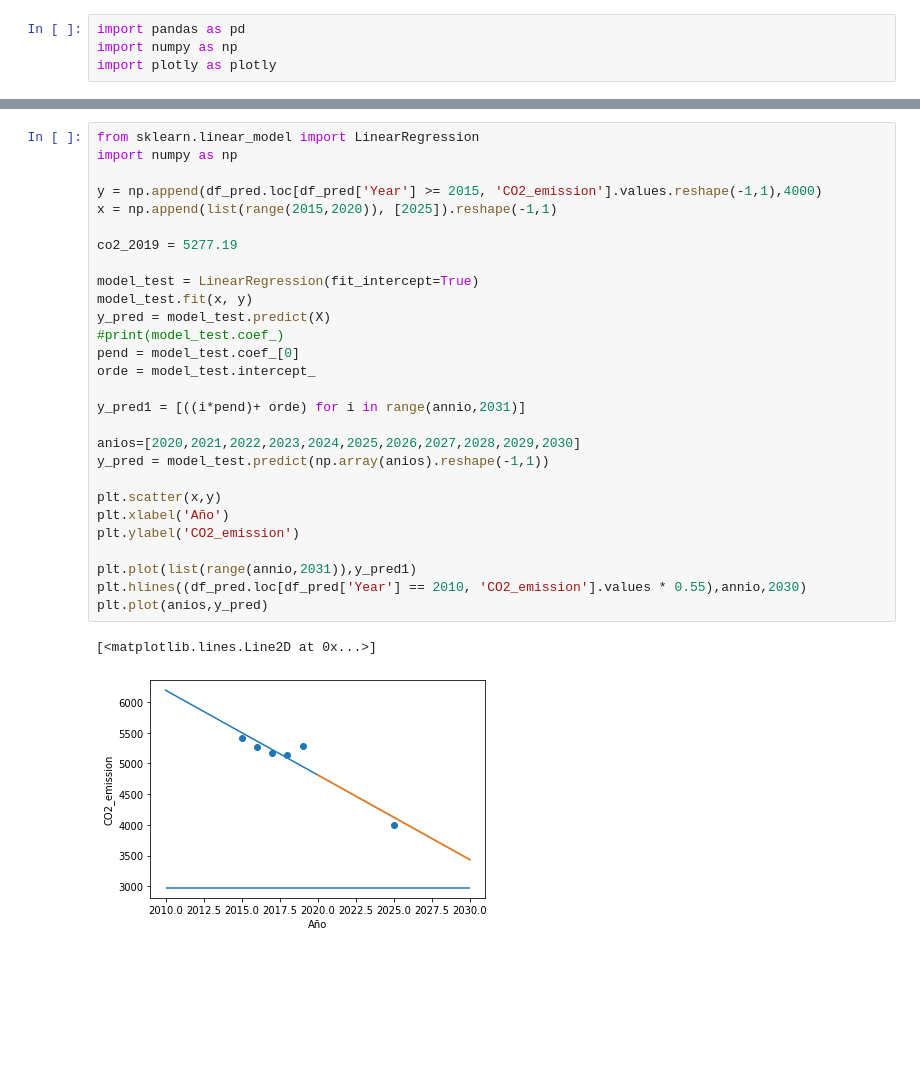
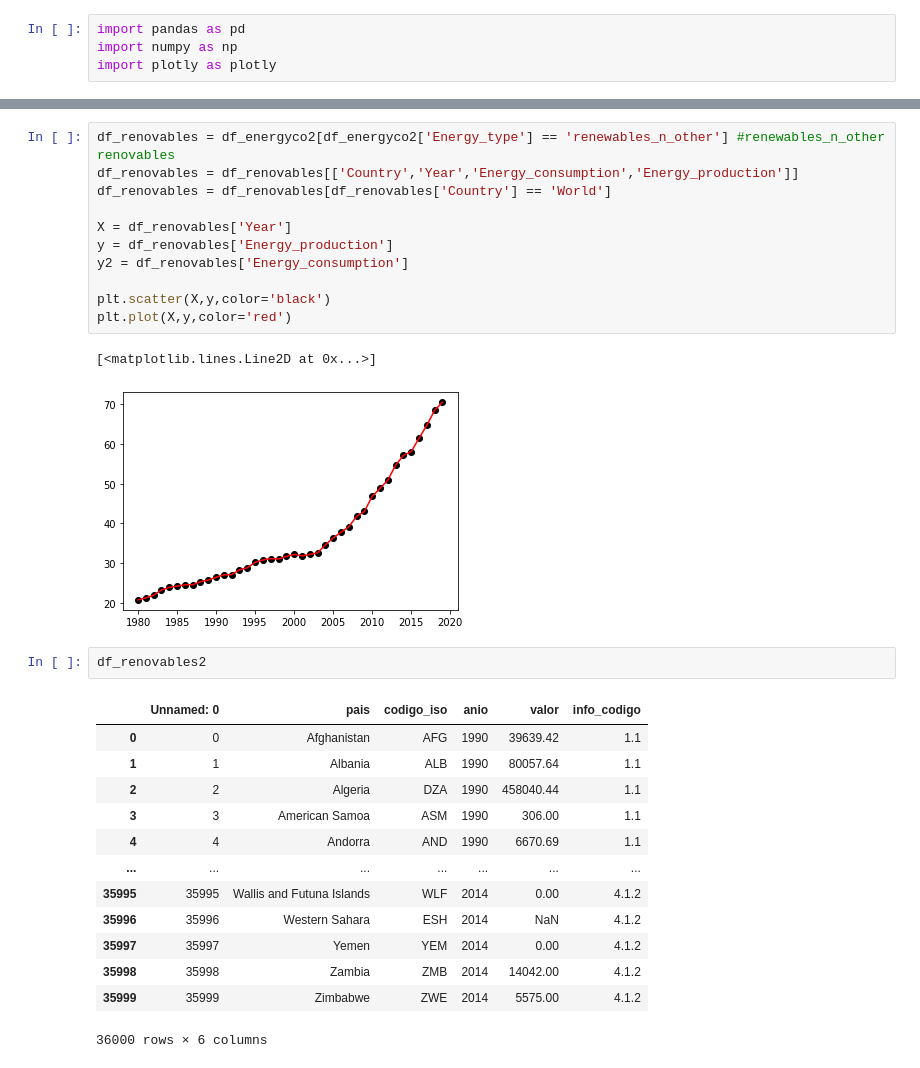
Before and after one commit to lookmydata/CO2-Emissions, a Jupyter notebook: exploration/Lucas_KPI.ipynb, the cells around one changed output, grey strips where cells are left out. Cells and saved outputs as stored; diff of their text form; blank space fills up the shorter version.

```diff
--- a/exploration/Lucas_KPI.ipynb
+++ b/exploration/Lucas_KPI.ipynb
@@ -119,31 +84,30 @@ print(x)
-# %%
-from sklearn.linear_model import LinearRegression
-import numpy as np
-
-y = np.append(df_pred.loc[df_pred['Year'] >= 2015, 'CO2_emission'].values.reshape(-1,1),4000)
-x = np.append(list(range(2015,2020)), [2025]).reshape(-1,1)
-
-co2_2019 = 5277.19
-
-model_test = LinearRegression(fit_intercept=True)
-model_test.fit(x, y)
-y_pred = model_test.predict(X)
-#print(model_test.coef_)
-pend = model_test.coef_[0]
-orde = model_test.intercept_
-
-y_pred1 = [((i*pend)+ orde) for i in range(annio,2031)]
-
-anios=[2020,2021,2022,2023,2024,2025,2026,2027,2028,2029,2030]
-y_pred = model_test.predict(np.array(anios).reshape(-1,1))
-
-plt.scatter(x,y)
-plt.xlabel('Año')
-plt.ylabel('CO2_emission')
-
-plt.plot(list(range(annio,2031)),y_pred1)
-plt.hlines((df_pred.loc[df_pred['Year'] == 2010, 'CO2_emission'].values * 0.55),annio,2030)
-plt.plot(anios,y_pred)
-# %% [output]
-[<matplotlib.lines.Line2D at 0x...>]
-[figure, removed]
+# %%
+df_renovables = df_energyco2[df_energyco2['Energy_type'] == 'renewables_n_other'] #renewables_n_other renovables
+df_renovables = df_renovables[['Country','Year','Energy_consumption','Energy_production']]
+df_renovables = df_renovables[df_renovables['Country'] == 'World']
+
+X = df_renovables['Year']
+y = df_renovables['Energy_production']
+y2 = df_renovables['Energy_consumption']
+
+plt.scatter(X,y,color='black')
+plt.plot(X,y,color='red')
+# %% [output]
+[<matplotlib.lines.Line2D at 0x...>]
+[figure, added]
+# %%
+df_renovables2
+# %% [output]
+|  | Unnamed: 0 | pais | codigo_iso | anio | valor | info_codigo |
+| 0 | 0 | Afghanistan | AFG | 1990 | 39639.42 | 1.1 |
+| 1 | 1 | Albania | ALB | 1990 | 80057.64 | 1.1 |
+| 2 | 2 | Algeria | DZA | 1990 | 458040.44 | 1.1 |
+| 3 | 3 | American Samoa | ASM | 1990 | 306.00 | 1.1 |
+| 4 | 4 | Andorra | AND | 1990 | 6670.69 | 1.1 |
+| ... | ... | ... | ... | ... | ... | ... |
+| 35995 | 35995 | Wallis and Futuna Islands | WLF | 2014 | 0.00 | 4.1.2 |
+| 35996 | 35996 | Western Sahara | ESH | 2014 | NaN | 4.1.2 |
+| 35997 | 35997 | Yemen | YEM | 2014 | 0.00 | 4.1.2 |
+| 35998 | 35998 | Zambia | ZMB | 2014 | 14042.00 | 4.1.2 |
+| 35999 | 35999 | Zimbabwe | ZWE | 2014 | 5575.00 | 4.1.2 |
+36000 rows × 6 columns
```
Also changed, not shown: parts of 7 cells of this notebook, 2 other files.
